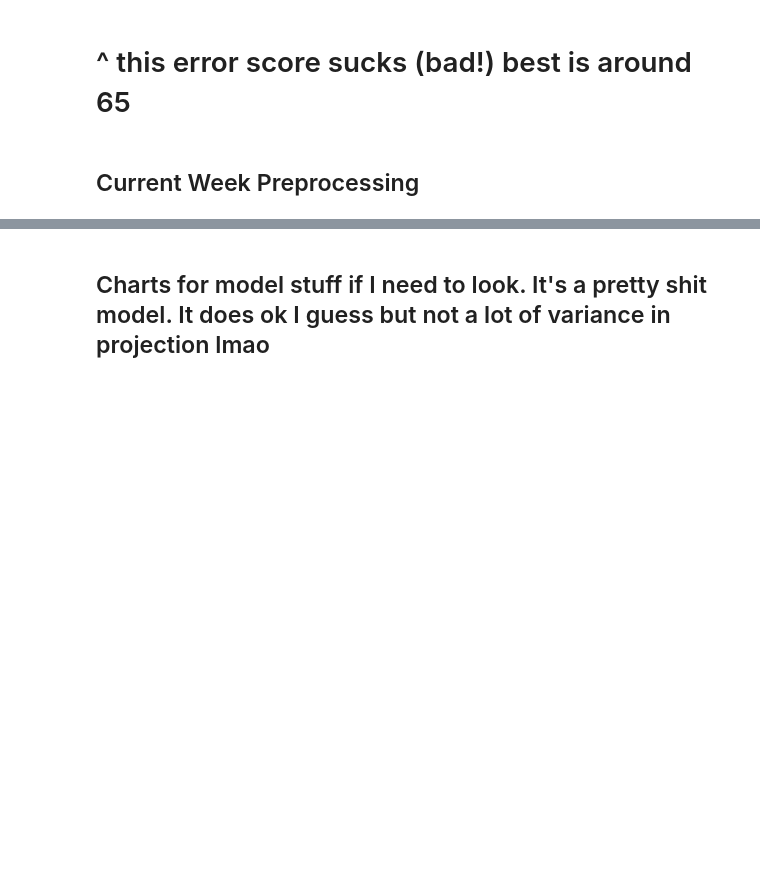
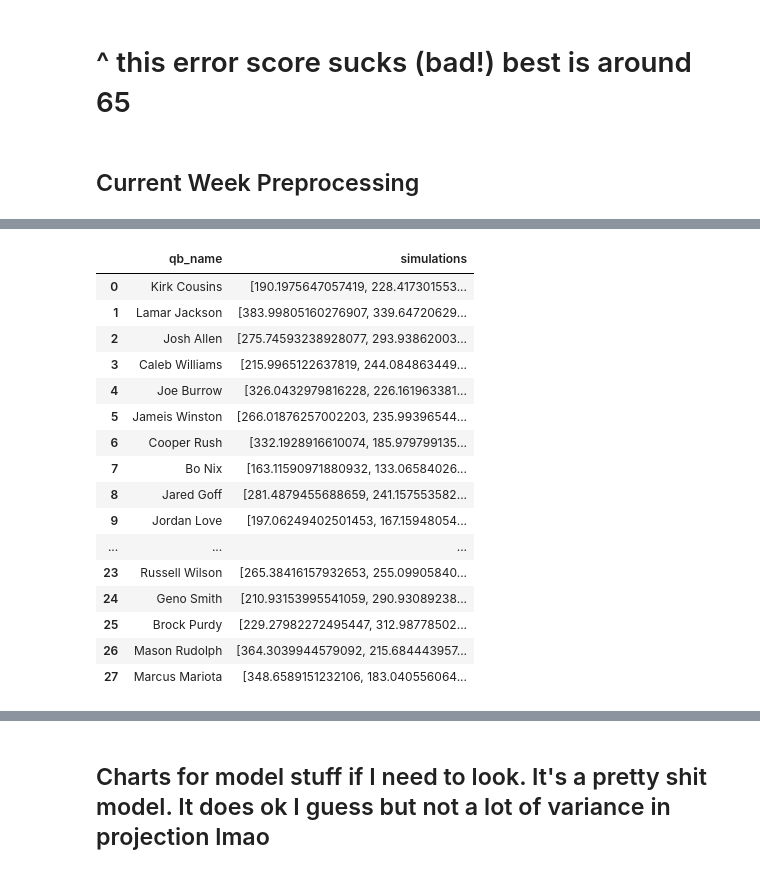
Before and after one commit to bhuggard/MidpointMadness, a Jupyter notebook: MidpointMadnessMainNotebook.ipynb, the cells around one changed output, grey strips where cells are left out. Cells and saved outputs as stored; diff of their text form; code cells hidden in the pictures; blank space fills up the shorter version.

```diff
--- a/MidpointMadnessMainNotebook.ipynb
+++ b/MidpointMadnessMainNotebook.ipynb
@@ -747,3 +766,29 @@ clean_predictions.dropna(inplace=True)
 #sometimes random ghost rows pop up, I'll bug fix this eventually
 # %%
 qb_simulations = monte_carlo_simulations_truncated(clean_predictions, global_residual_std)
+# %%
+# Convert the dictionary to a DataFrame
+sims = pd.DataFrame({
+    'qb_name': qb_simulations.keys(),
+    'simulations': [list(values) for values in qb_simulations.values()]
+})
+# %%
+sims
+# %% [output]
+|  | qb_name | simulations |
+| 0 | Kirk Cousins | [190.1975647057419, 228.417301553... |
+| 1 | Lamar Jackson | [383.99805160276907, 339.64720629... |
+| 2 | Josh Allen | [275.74593238928077, 293.93862003... |
+| 3 | Caleb Williams | [215.9965122637819, 244.084863449... |
+| 4 | Joe Burrow | [326.0432979816228, 226.161963381... |
+| 5 | Jameis Winston | [266.01876257002203, 235.99396544... |
+| 6 | Cooper Rush | [332.1928916610074, 185.979799135... |
+| 7 | Bo Nix | [163.11590971880932, 133.06584026... |
+| 8 | Jared Goff | [281.4879455688659, 241.157553582... |
+| 9 | Jordan Love | [197.06249402501453, 167.15948054... |
+| ... | ... | ... |
+| 23 | Russell Wilson | [265.38416157932653, 255.09905840... |
+| 24 | Geno Smith | [210.93153995541059, 290.93089238... |
+| 25 | Brock Purdy | [229.27982272495447, 312.98778502... |
+| 26 | Mason Rudolph | [364.3039944579092, 215.684443957... |
+| 27 | Marcus Mariota | [348.6589151232106, 183.040556064... |
```
Also changed, not shown: parts of 12 cells of this notebook, 1 other file.
